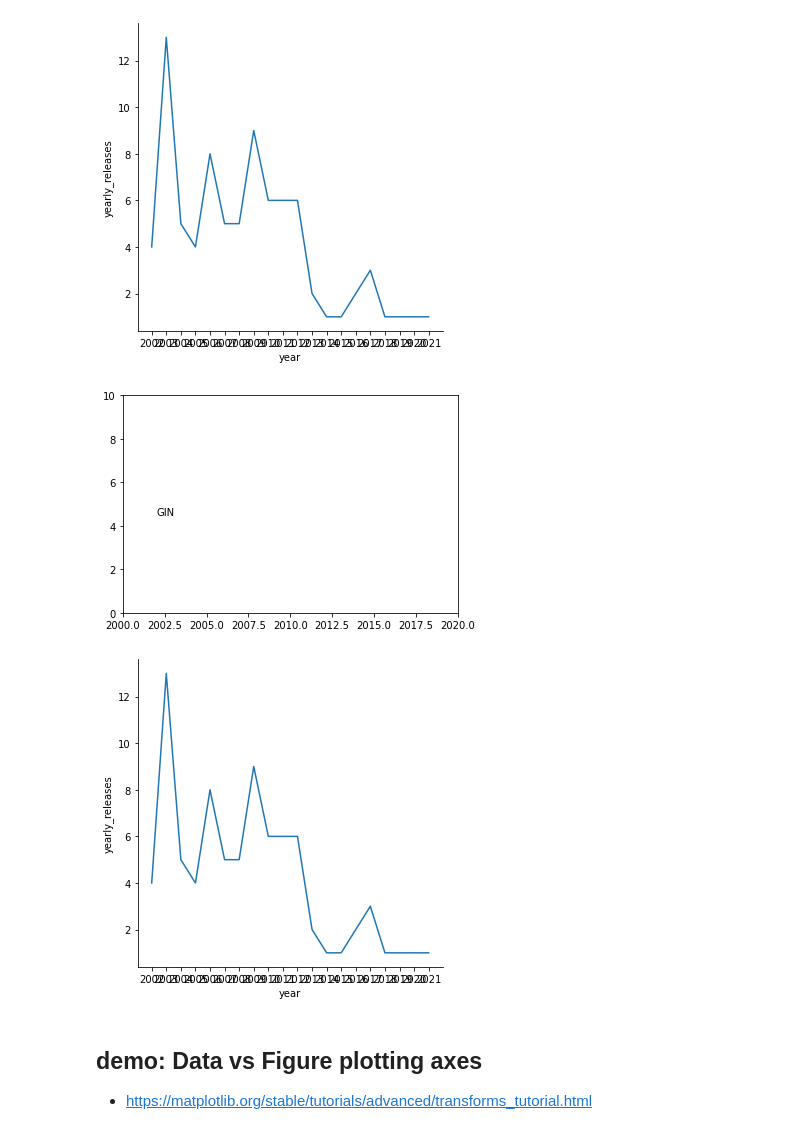
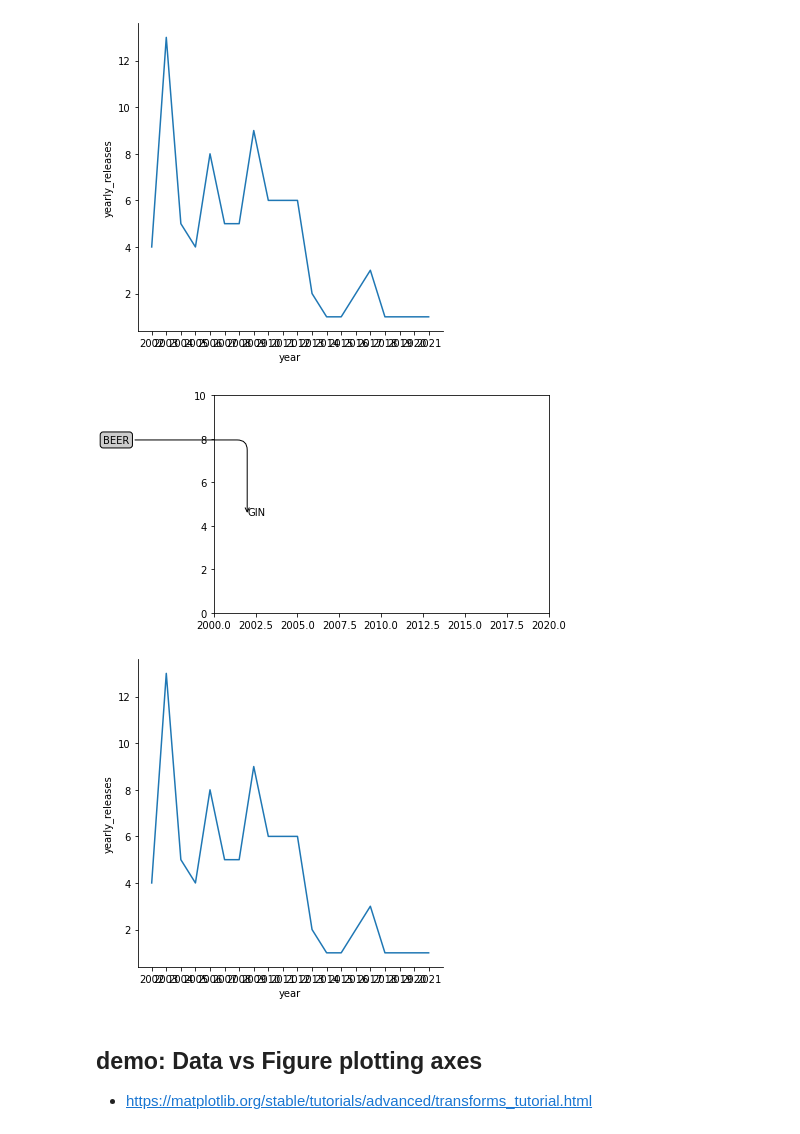
Before and after one commit to johntellsall/shotglass, a Jupyter notebook: dec/shotglass-coreutils.ipynb, the cells around one changed output. Drawn from its saved outputs; the diff is of its cells as text; code cells hidden in the pictures.

Commit message:
wip: label Gin with nice arrow

```diff
--- a/dec/shotglass-coreutils.ipynb
+++ b/dec/shotglass-coreutils.ipynb
@@ -45,30 +45,38 @@ sns.relplot(data=releases_df, x='year', y='yearly_releases', kind='line')
 <seaborn.axisgrid.FacetGrid at 0x...>
 [figure]
 # %%
+
+
+# styles:
+bbox = dict(boxstyle="round", fc="0.8")
+arrowprops = dict(
+    arrowstyle="->",
+    connectionstyle="angle,angleA=0,angleB=90,rad=10")
 
 fig, ax = plt.subplots()
 ax.set_xlim(2000, 2020)
 ax.set_ylim(0, 10)
 
 sns.relplot(data=releases_df, x='year', y='yearly_releases', kind='line')
 
 if 0:
     first = 2002
     plt.text(2002-first, 4.5, "4.5") # , transform=ax.transAxes)
     # , horizontalalignment='left', size='medium', color='black', weight='semibold')
     plt.text(2003-first, 5.5, "5.0", horizontalalignment='left', size='medium', color='black', weight='semibold')
     plt.text(2006-first, 5.5, "6.0")
     plt.text(2008-first, 5.5, "7.0")
     plt.text(2009-first, 5.5, "8.0")
     plt.text(2013, 5.5, "8.21", textcoords='offset points')
     plt.text(2021-first, 5.5, "9.0")
 else:
-    # ax.annotate('BEER',
-    #         (2002, 4.5), xytext=(-2*offset, offset), textcoords='offset points',
-    #         bbox=bbox, arrowprops=arrowprops)
+    offset = 72
+    ax.annotate('BEER',
+            (2002, 4.5), xytext=(-2*offset, offset), textcoords='offset points',
+            bbox=bbox, arrowprops=arrowprops)
     ax.text(2002, 4.5, "GIN") # , transform=ax.transAxes)
 # %% [output]
-[figure, old version]
+[figure, new version]
 [figure]
 # %%
 # sns.heatmap(corr, mask=mask, cmap=cmap, vmax=.3, center=0,
```
